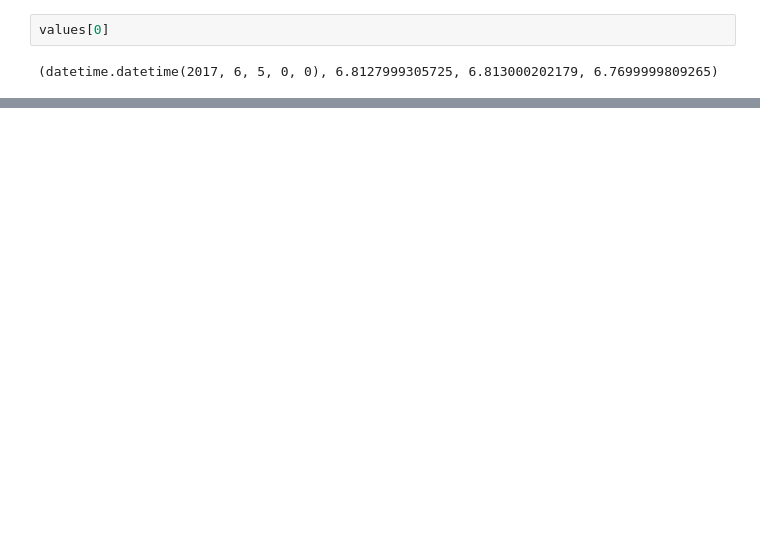
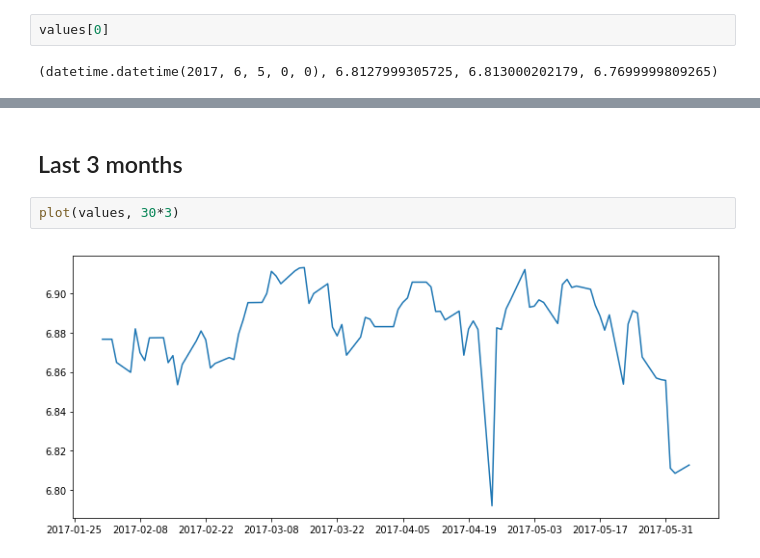
Before and after one commit to towerjoo/mynotebooks, a Jupyter notebook: notebooks/usdcny.ipynb, the cells around one changed output, grey strips where cells are left out. Drawn from its saved outputs; the diff is of its cells as text; blank space fills up the shorter version.

```diff
--- a/notebooks/usdcny.ipynb
+++ b/notebooks/usdcny.ipynb
@@ -23,0 +35,6 @@ plt.plot(xs, ys)
+# %% [markdown]
+## Last 3 months
+# %%
+plot(values, 30*3)
+# %% [output]
+[figure, added]
```
Also changed, not shown: parts of 11 cells of this notebook.
